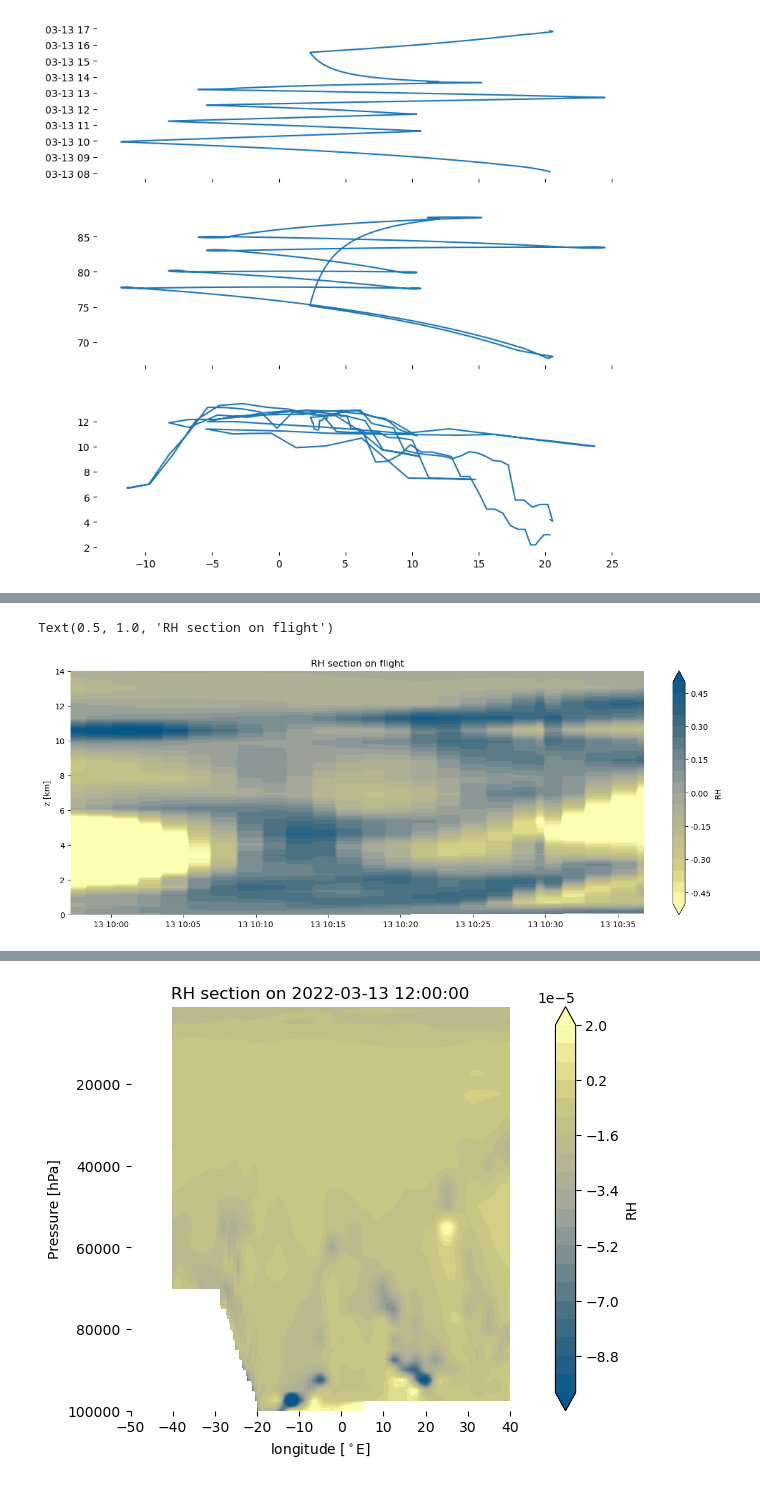
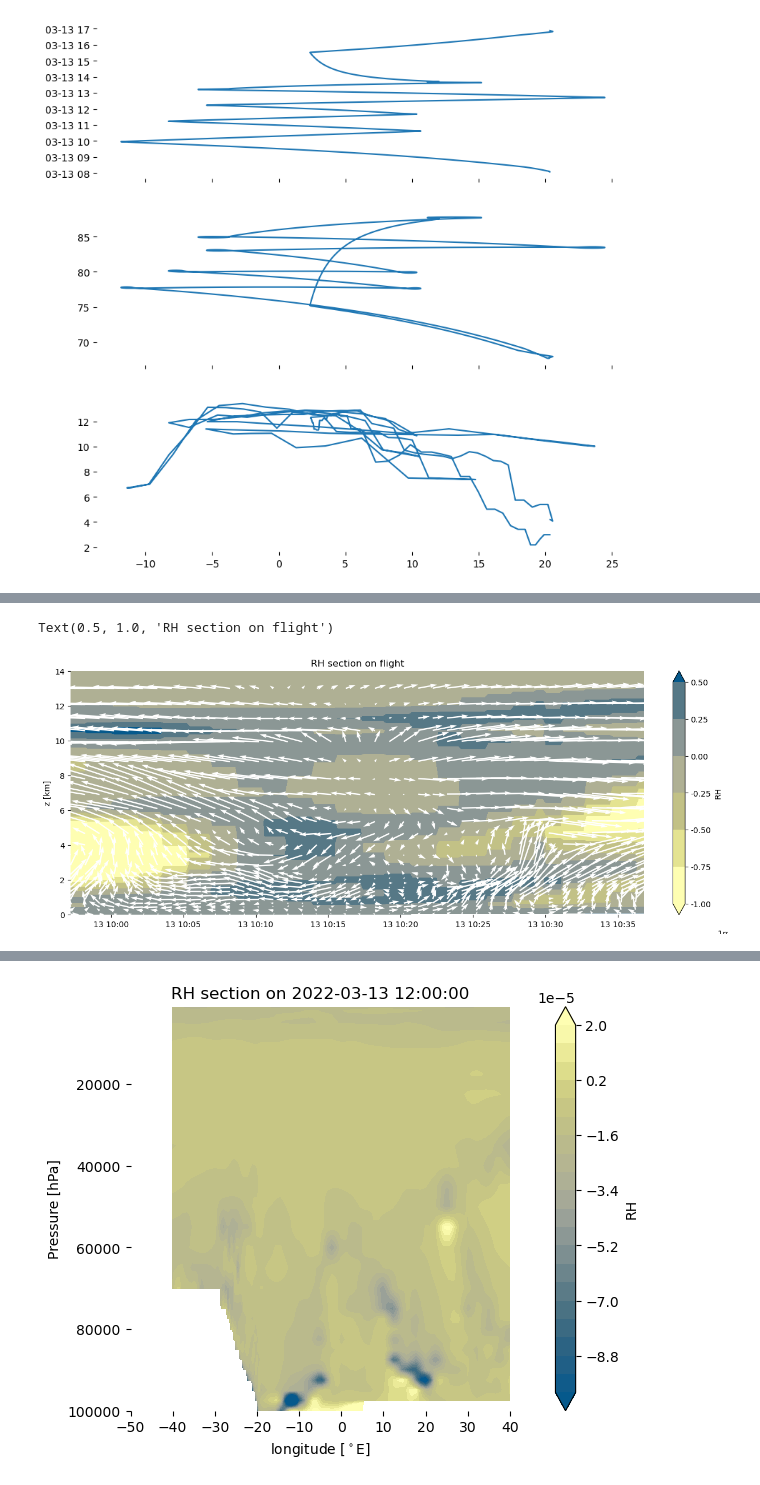
Before and after one commit to fepit/haloac3_moistintrusion, a Jupyter notebook: hac3_paper.ipynb, the cells around one changed output, grey strips where cells are left out. Drawn from its saved outputs; the diff is of its cells as text; code cells hidden in the pictures.

```diff
--- a/hac3_paper.ipynb
+++ b/hac3_paper.ipynb
@@ -105,6 +105,8 @@ fm_t=xr.open_dataset(datdir+'ERA5_ml_FS_20220313_130.nc')
 fm_q=xr.open_dataset(datdir+'ERA5_ml_FS_20220313_133.nc')
 fm_u=xr.open_dataset(datdir+'ERA5_ml_FS_20220313_131.nc')
 fm_v=xr.open_dataset(datdir+'ERA5_ml_FS_20220313_132.nc')
+fp_u=xr.open_dataset(datdir+'ERA5_pl_FS_20220313_131.nc')
+fp_v=xr.open_dataset(datdir+'ERA5_pl_FS_20220313_132.nc')
 fm_ps=xr.open_dataset(datdir+'ERA5_ml_FS_20220313_134.nc')
 fm_uv=xr.open_dataset(datdir+'ERA5_ml_FS_20220313_testuv.nc')
 fm_psl=xr.open_dataset(datdir+'ERA5_ml_FS_20220313_151.nc')
@@ -624,32 +567,55 @@ fig,axes=plt.subplots(1,1,figsize=(w,h),layout='constrained')
 
 selsec='section_1'
 
 ftime=xr.DataArray(data=np.array(w_time_s, dtype='datetime64[s]'),coords={'time':np.array(w_time_s, dtype='datetime64[s]')})
 flat=xr.DataArray(data=w_lat,coords={'time':ftime})
 flon=xr.DataArray(data=w_lon,coords={'time':ftime})
 
 sectime=xr.DataArray(data=np.array(w_time_s, dtype='datetime64[s]')[sections[selsec]['start_idx']:sections[selsec]['end_idx']],coords={'time':np.array(w_time_s, dtype='datetime64[s]')[sections[selsec]['start_idx']:sections[selsec]['end_idx']]})
 seclon=xr.DataArray(data=w_lon[sections[selsec]['start_idx']:sections[selsec]['end_idx']],coords={'time':sectime})
 seclat=xr.DataArray(data=w_lat[sections[selsec]['start_idx']:sections[selsec]['end_idx']],coords={'time':sectime})
 
 #plot relative humidity w.r.t water computed from T and q
 
 t2d = np.broadcast_to(sectime.values[:,None],fz.Z.sel(lon=seclon,lat=seclat,time=sectime,method='nearest').shape).transpose()
 #cm=fig.axes[0].contourf(t2d,fz.Z.sel(lon=seclon,lat=seclat,time=sectime,method='nearest').transpose()/9.81,compute_rh(f_t.var130.sel(lon=seclon,lat=seclat,time=sectime,method='nearest'),f_q.var133.sel(lon=seclon,lat=seclat,time=sectime,method='nearest'),f_t.plev).transpose(),levels=np.linspace(0.00,1.00,21),cmap=cmcr.nuuk_r,extend='both')
 
 q_relanom_era=(f_q.var133.sel(lon=seclon,lat=seclat,time=sectime,method='nearest')-f_q.var133.sel(lon=flon[::120],lat=flat[::120],time=ftime[::120],method='nearest').mean(dim='time'))/f_q.var133.sel(lon=flon,lat=flat,time=ftime,method='nearest').mean(dim='time')
 
-cm=fig.axes[0].contourf(t2d,fz.Z.sel(lon=seclon,lat=seclat,time=sectime,method='nearest').transpose()/9.81/1000,q_relanom_era.transpose(),levels=np.linspace(-0.5,0.5,21),cmap=cmcr.nuuk_r,extend='both')
+cm=fig.axes[0].contourf(t2d,fz.Z.sel(lon=seclon,lat=seclat,time=sectime,method='nearest').transpose()/9.81/1000,q_relanom_era.transpose(),norm=norm,cmap=cmcr.nuuk_r,extend='both')
+
+pcore=85000
+
+ucore=fp_u.U.sel(time=sectime.mean(),lat=77.5,lon=0,plev=pcore,method='nearest')
+vcore=fp_v.V.sel(time=sectime.mean(),lat=77.5,lon=0,plev=pcore,method='nearest')
+
+
+zonal_wind = fp_u.U.sel(time=sectime,lat=seclat,lon=seclon,method='nearest')
+meridional_wind = fp_v.V.sel(time=sectime,lat=seclat,lon=seclon,method='nearest')
+vertical_velocity = f_w.var135.sel(time=sectime,lat=seclat,lon=seclon,method='nearest')
+    #wind projected on transect
+core = xr.DataArray([vcore, -ucore], dims=["component"])
+uv = xr.concat([zonal_wind, meridional_wind], dim="component")  # shape (component, lon, time)
+projection = (uv * core).sum("component") / np.sqrt((core**2).sum())
+
+projection=projection-projection.mean(dim='time')
+
+projection['time']=sectime
+vertical_velocity['time']=sectime
+
+q=fig.axes[0].quiver(t2d[:,::5],fz.Z.sel(lon=seclon,lat=seclat,time=sectime,method='nearest').transpose()[:,::5]/9.81/1000,projection.T[:,::5],-5*vertical_velocity.T[:,::5],color='white',scale=50)
+
+fig.axes[0].quiverkey(q,1.15,-0.12,1,r'$1 ms^{-1}$',color='black')
 
 #fig.axes[0].invert_yaxis()
 #ax1.set_xlim(-50,40)
 fig.axes[0].set_ylim(0,14)
 fig.axes[0].set_ylabel('z [km]')
 
 cbar=plt.colorbar(cm,ax=fig.axes[0],format="%0.2f")
 cbar.ax.set_ylabel('RH')
 
 fig.axes[0].set_title('RH section on flight')
 # %% [output]
 Text(0.5, 1.0, 'RH section on flight')
-[figure, old version]
+[figure, new version]
```
Also changed, not shown: parts of 10 cells of this notebook.
